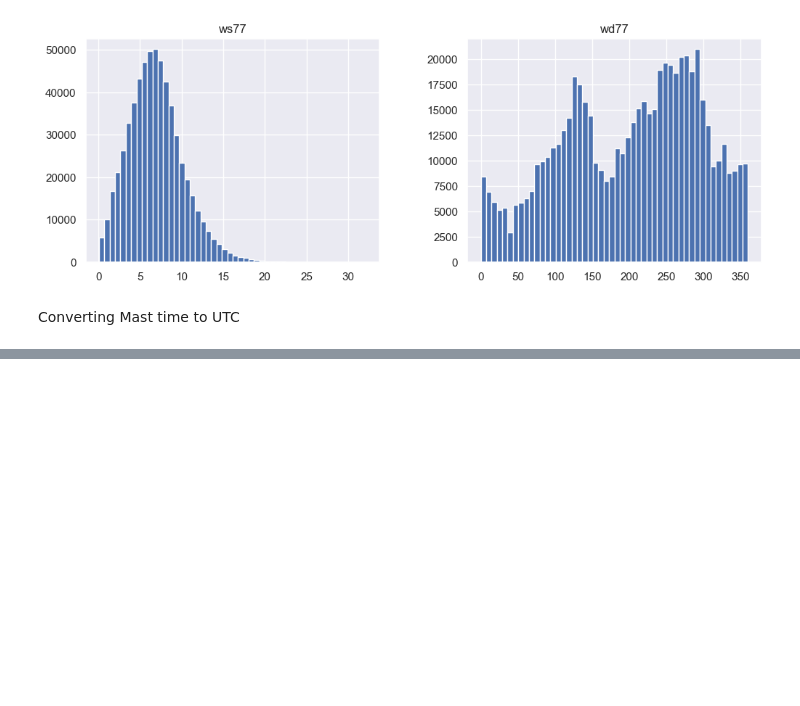
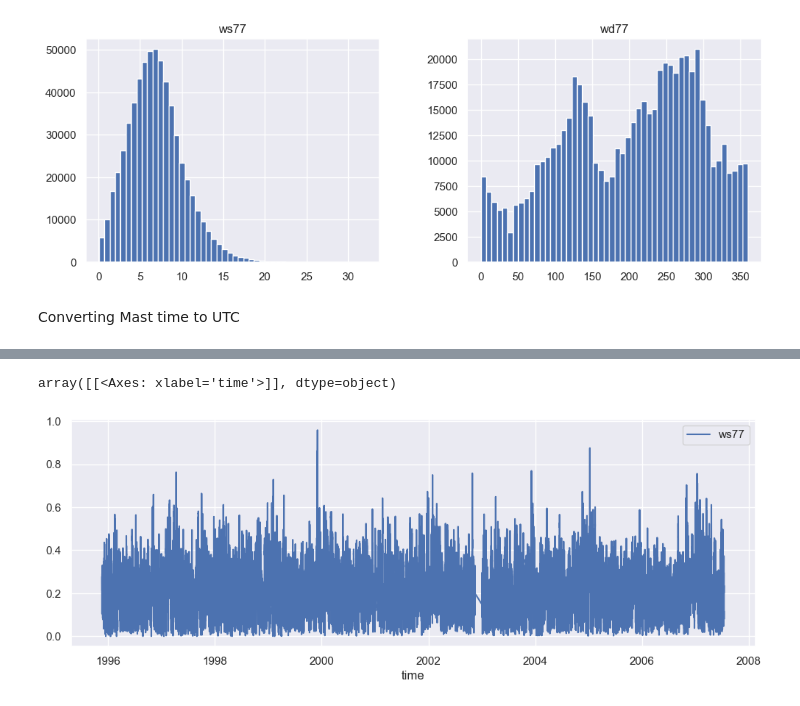
Before and after one commit to FullStackJoe/MAL_Course, a Jupyter notebook: Assignment_3/assignemt-3-jesper.ipynb, the cells around one changed output, grey strips where cells are left out. Saved outputs shown, nothing was run; the diff lists cells and outputs as text; code cells hidden in the pictures; blank space fills up the shorter version.

```diff
--- a/Assignment_3/assignemt-3-jesper.ipynb
+++ b/Assignment_3/assignemt-3-jesper.ipynb
@@ -369,0 +463,11 @@ Converting Mast time to UTC
+# %%
+# First we resample wind speed into a new dataframe column.
+
+resampled_scaled_mast_risoe = pd.DataFrame()
+
+# resample the ws77 data to 1 hour intervals
+resampled_scaled_mast_risoe['ws77'] = scaled_df_mast_risoe['ws77'].resample('1H').mean()
+
+
+resampled_scaled_mast_risoe.dropna(inplace=True)
+resampled_scaled_mast_risoe.head()
@@ -369,0 +482,7 @@ Converting Mast time to UTC
+# %%
+# plot resampled_scaled_mast_risoe to verify it looks similar to the plot before
+
+resampled_scaled_mast_risoe.plot(subplots=True, layout=(1,1), figsize=(12,4), sharex=False, sharey=False)
+# %% [output]
+array([[<Axes: xlabel='time'>]], dtype=object)
+[figure, added]
```
Also changed, not shown: parts of 48 cells of this notebook.
